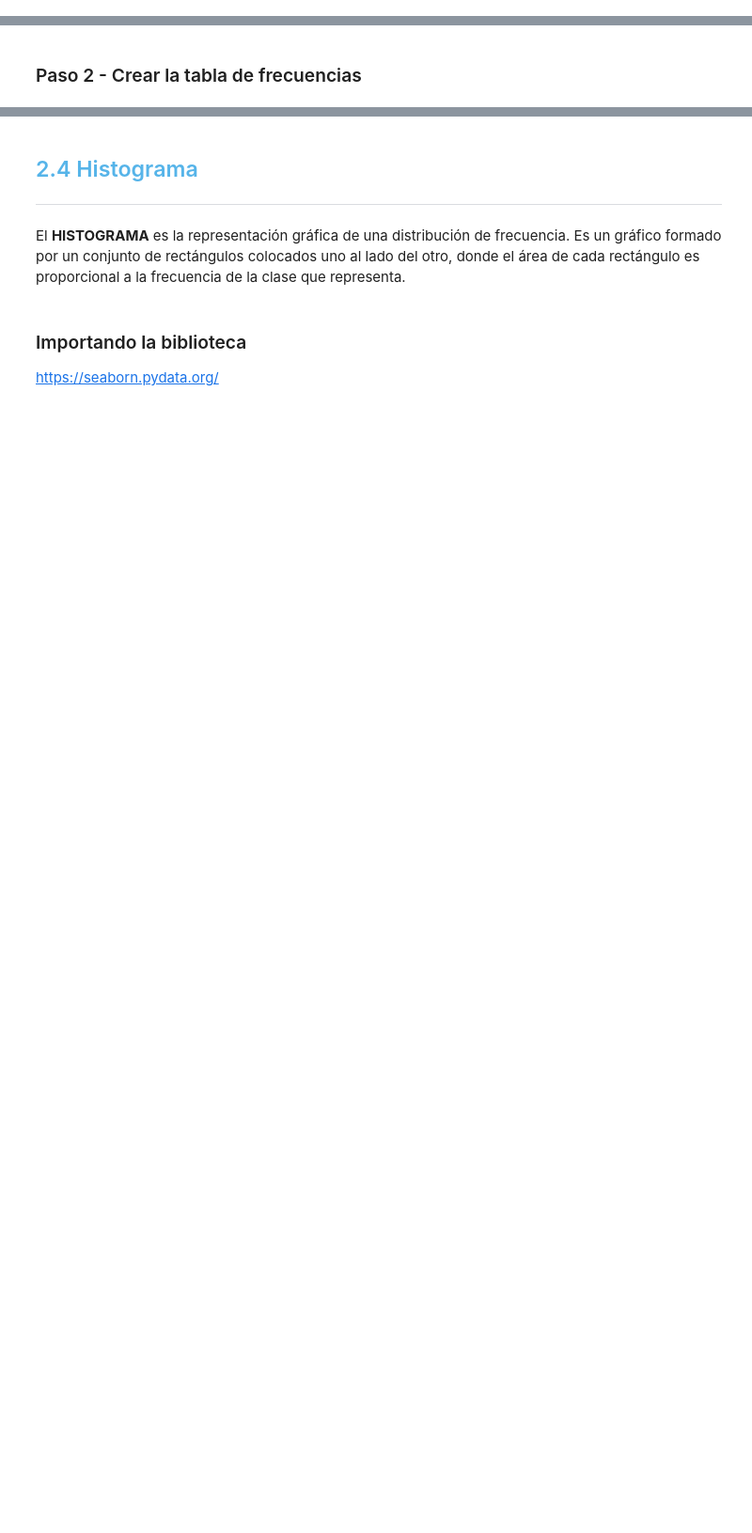
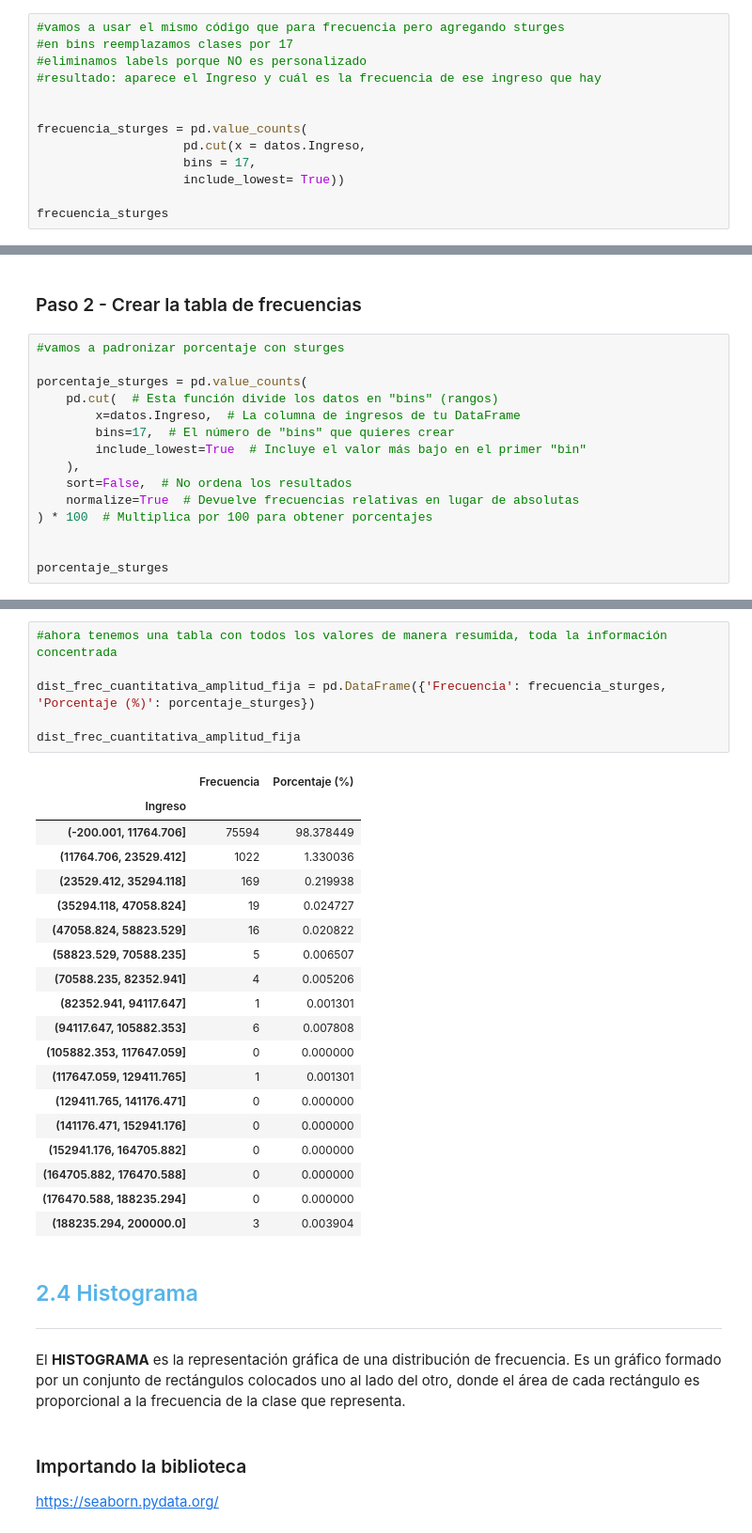
Before and after one commit to Valejbk/AnalisisTiendasRMP, a Jupyter notebook: Curso_de_Estadística_con_Python_1.ipynb, the cells around one changed output, grey strips where cells are left out. Shown at 94% size. Cells and saved outputs as stored; diff of their text form; blank space fills up the shorter version.

```diff
--- a/Curso_de_Estadística_con_Python_1.ipynb
+++ b/Curso_de_Estadística_con_Python_1.ipynb
@@ -397,0 +583,13 @@ http://www.numpy.org/
+# %%
+#vamos a usar el mismo código que para frecuencia pero agregando sturges
+#en bins reemplazamos clases por 17
+#eliminamos labels porque NO es personalizado
+#resultado: aparece el Ingreso y cuál es la frecuencia de ese ingreso que hay
+
+
+frecuencia_sturges = pd.value_counts(
+                    pd.cut(x = datos.Ingreso,
+                    bins = 17,
+                    include_lowest= True))
+
+frecuencia_sturges
@@ -398,2 +617,17 @@ http://www.numpy.org/
 # %% [markdown]
 ### Paso 2 - Crear la tabla de frecuencias
+# %%
+#vamos a padronizar porcentaje con sturges
+
+porcentaje_sturges = pd.value_counts(
+    pd.cut(  # Esta función divide los datos en "bins" (rangos)
+        x=datos.Ingreso,  # La columna de ingresos de tu DataFrame
+        bins=17,  # El número de "bins" que quieres crear
+        include_lowest=True  # Incluye el valor más bajo en el primer "bin"
+    ),
+    sort=False,  # No ordena los resultados
+    normalize=True  # Devuelve frecuencias relativas en lugar de absolutas
+) * 100  # Multiplica por 100 para obtener porcentajes
+
+
+porcentaje_sturges
@@ -400,3 +655,29 @@ http://www.numpy.org/
+# %%
+#ahora tenemos una tabla con todos los valores de manera resumida, toda la información concentrada
+
+dist_frec_cuantitativa_amplitud_fija = pd.DataFrame({'Frecuencia': frecuencia_sturges, 'Porcentaje (%)': porcentaje_sturges})
+
+dist_frec_cuantitativa_amplitud_fija
+# %% [output]
+|  | Frecuencia | Porcentaje (%) |
+| Ingreso |  |  |
+| (-200.001, 11764.706] | 75594 | 98.378449 |
+| (11764.706, 23529.412] | 1022 | 1.330036 |
+| (23529.412, 35294.118] | 169 | 0.219938 |
+| (35294.118, 47058.824] | 19 | 0.024727 |
+| (47058.824, 58823.529] | 16 | 0.020822 |
+| (58823.529, 70588.235] | 5 | 0.006507 |
+| (70588.235, 82352.941] | 4 | 0.005206 |
+| (82352.941, 94117.647] | 1 | 0.001301 |
+| (94117.647, 105882.353] | 6 | 0.007808 |
+| (105882.353, 117647.059] | 0 | 0.000000 |
+| (117647.059, 129411.765] | 1 | 0.001301 |
+| (129411.765, 141176.471] | 0 | 0.000000 |
+| (141176.471, 152941.176] | 0 | 0.000000 |
+| (152941.176, 164705.882] | 0 | 0.000000 |
+| (164705.882, 176470.588] | 0 | 0.000000 |
+| (176470.588, 188235.294] | 0 | 0.000000 |
+| (188235.294, 200000.0] | 3 | 0.003904 |
 # %% [markdown]
 ## <font color=#56B4E9>2.4 Histograma</font>
 ***
```
Also changed, not shown: parts of 26 cells of this notebook.
